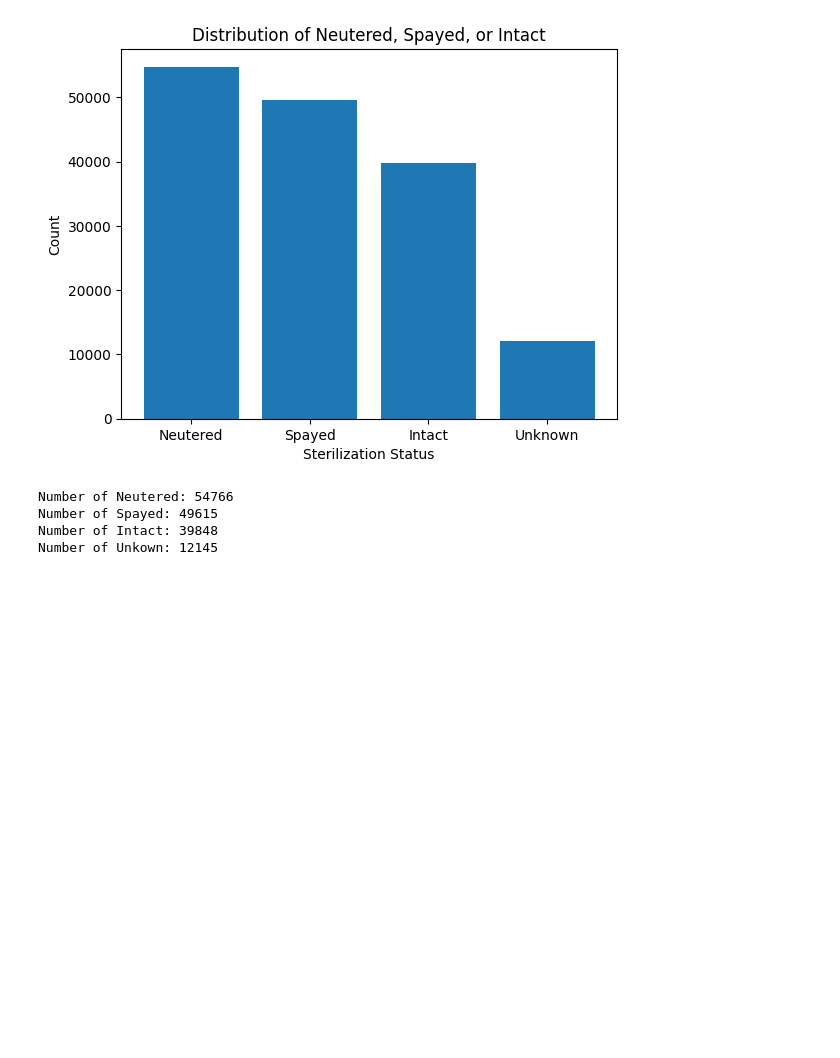
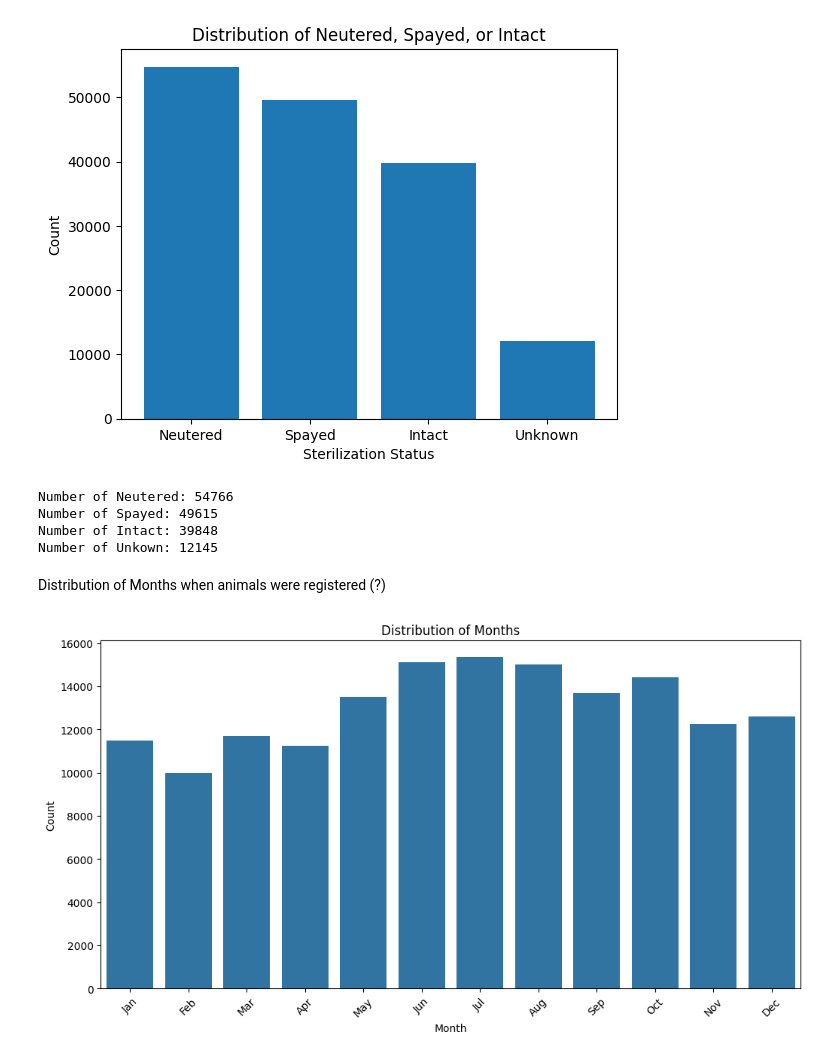
Before and after one commit to shruti2003/MLFinalProject, a Jupyter notebook: ML Final Project.ipynb, the cells around one changed output. Saved outputs shown, nothing was run; the diff lists cells and outputs as text; code cells hidden in the pictures; blank space fills up the shorter version.

```diff
--- a/ML Final Project.ipynb
+++ b/ML Final Project.ipynb
@@ -417,3 +412,24 @@ Number of Neutered: 54766
 Number of Spayed: 49615
 Number of Intact: 39848
 Number of Unkown: 12145
+# %% [markdown]
+Distribution of Months when animals were registered (?)
+# %%
+# month_data = data['MonthYear']
+df = pd.DataFrame(month_data)
+pattern = r'([a-zA-Z]{3}) \d{4}'
+df['MonthYear'] = df['MonthYear'].str.extract(pattern)
+# print(df)
+data.head()
+month_order = ['Jan', 'Feb', 'Mar', 'Apr', 'May', 'Jun', 'Jul', 'Aug', 'Sep', 'Oct', 'Nov', 'Dec']
+
+month_counts = df['MonthYear'].value_counts()
+plt.figure(figsize=(12, 6))
+sns.barplot(x=month_counts.index, y=month_counts.values, order=month_order)
+plt.title('Distribution of Months')
+plt.xlabel('Month')
+plt.ylabel('Count')
+plt.xticks(rotation=45)
+plt.show()
+# %% [output]
+[figure, added]
```
Also changed, not shown: parts of 4 cells of this notebook.
